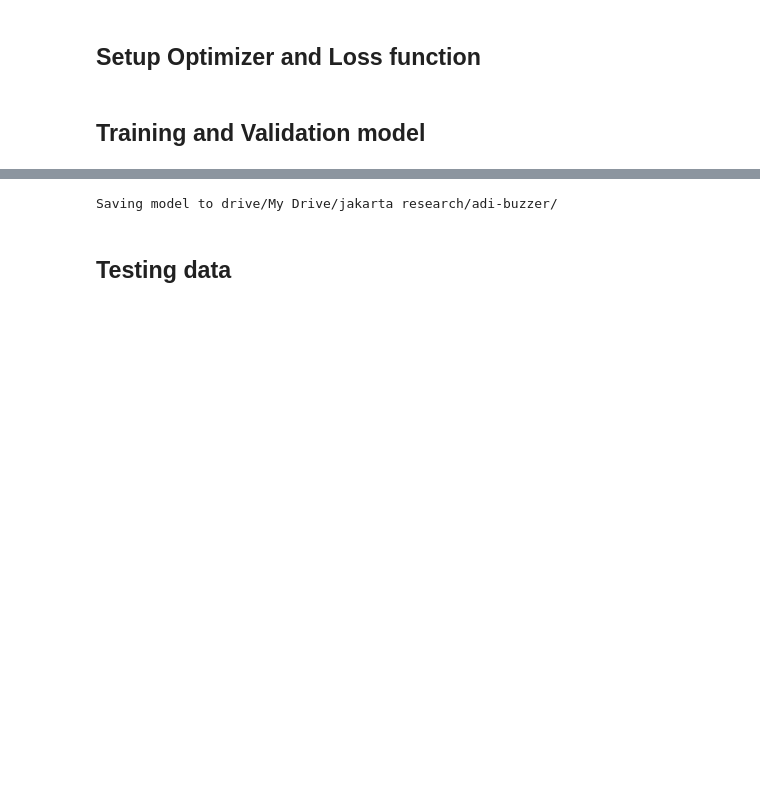
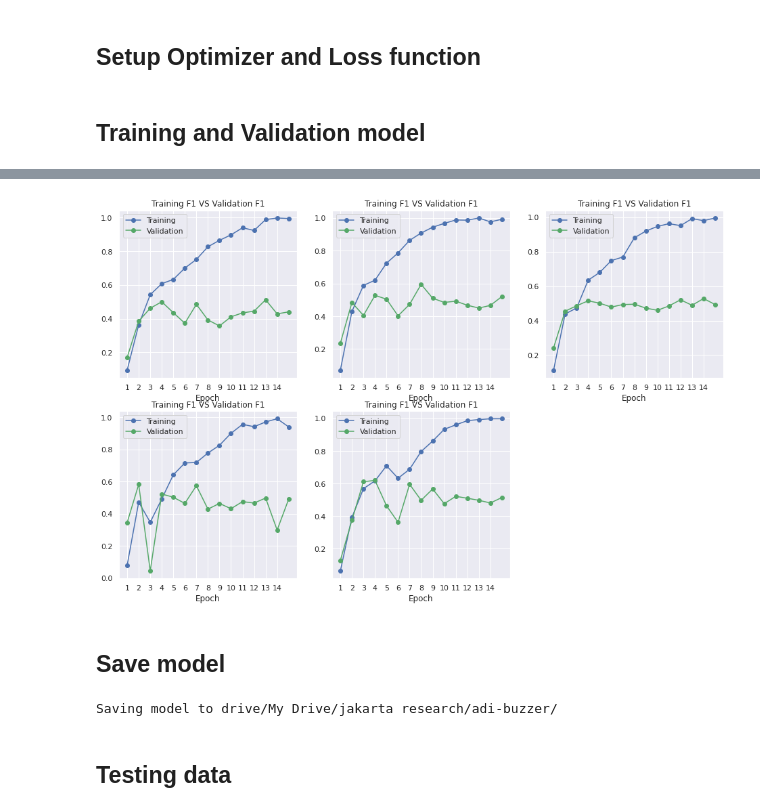
Before and after one commit to jakartaresearch/adi-buzzer, a Jupyter notebook: notebook/R36_BPE_DL_GPU.ipynb, the cells around one changed output, grey strips where cells are left out. Cells and saved outputs as stored; diff of their text form; code cells hidden in the pictures; blank space fills up the shorter version.

```diff
--- a/notebook/R36_BPE_DL_GPU.ipynb
+++ b/notebook/R36_BPE_DL_GPU.ipynb
@@ -527,3 +517,9 @@ plt.show()
+# %%
+plot_learning_curve(stats, 'Training F1', 'Validation F1')
+# %% [output]
+[figure, added]
+# %% [markdown]
+## Save model
 # %%
 print("Saving model to %s" % workdir_path)
 torch.save(model.state_dict(), workdir_path+"buzzer_clf.pt")
```
Also changed, not shown: parts of 32 cells of this notebook.
